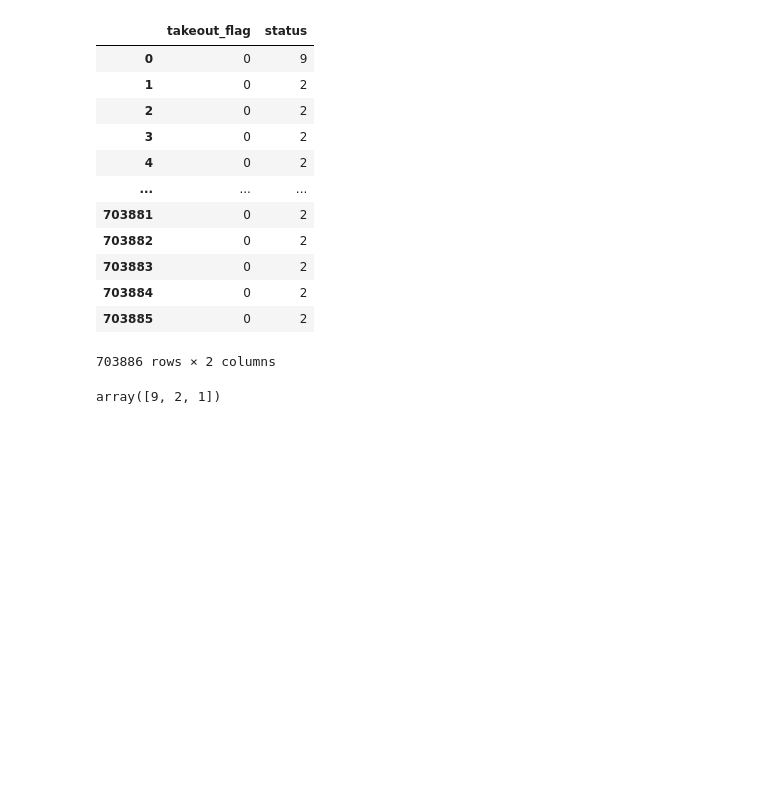
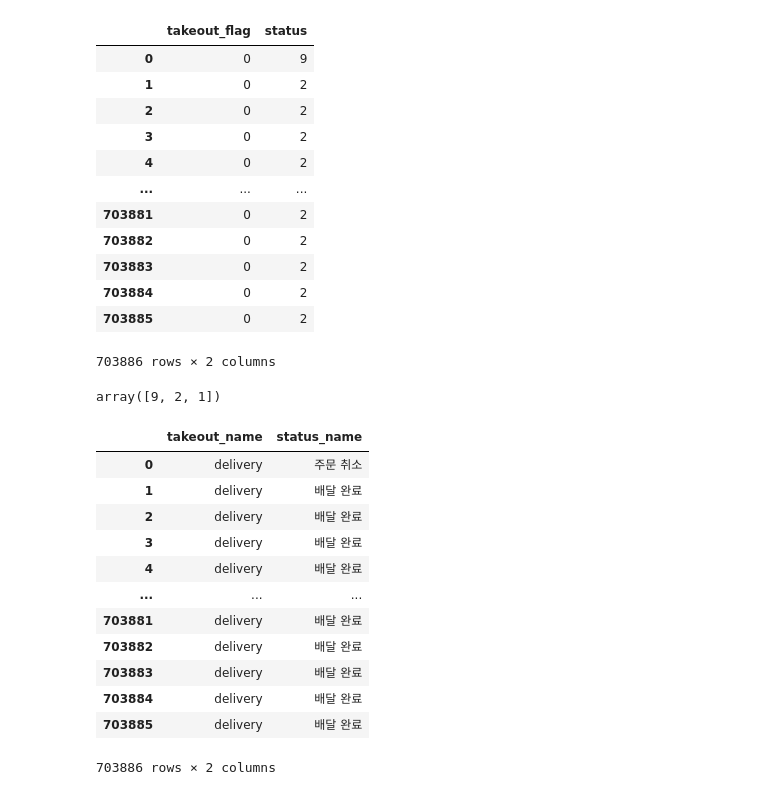
Before and after one commit to kiyong21c/PythonML, a Jupyter notebook: 20221110_Union.ipynb, the cells around one changed output. Drawn from its saved outputs; the diff is of its cells as text; code cells hidden in the pictures; blank space fills up the shorter version.

```diff
--- a/20221110_Union.ipynb
+++ b/20221110_Union.ipynb
@@ -298,3 +313,22 @@ order_data['takeout_flag'].unique() # array([0, 1])
 order_data['status'].unique() # array([9, 2, 1])
 # %% [output]
 array([9, 2, 1])
+# %%
+# 1. map(dict) 함수 적용
+order_data['takeout_name'] = order_data['takeout_flag'].map({0:'delivery', 1:'takeout'})
+order_data['status_name'] = order_data['status'].map({0:'주문 접수', 1:'지불 완료', 2:'배달 완료', 9:'주문 취소'})
+order_data[['takeout_name', 'status_name']]
+# %% [output]
+|  | takeout_name | status_name |
+| 0 | delivery | 주문 취소 |
+| 1 | delivery | 배달 완료 |
+| 2 | delivery | 배달 완료 |
+| 3 | delivery | 배달 완료 |
+| 4 | delivery | 배달 완료 |
+| ... | ... | ... |
+| 703881 | delivery | 배달 완료 |
+| 703882 | delivery | 배달 완료 |
+| 703883 | delivery | 배달 완료 |
+| 703884 | delivery | 배달 완료 |
+| 703885 | delivery | 배달 완료 |
+703886 rows × 2 columns
```
Also changed, not shown: parts of 20 cells of this notebook.
